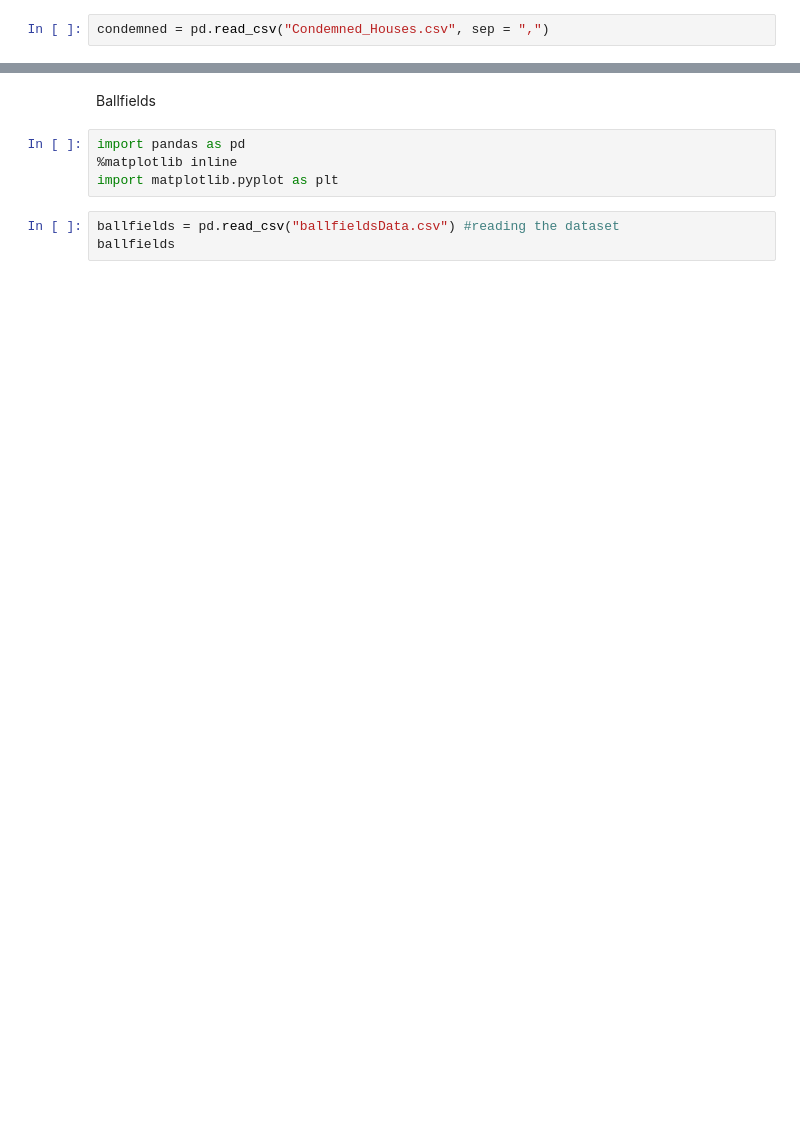
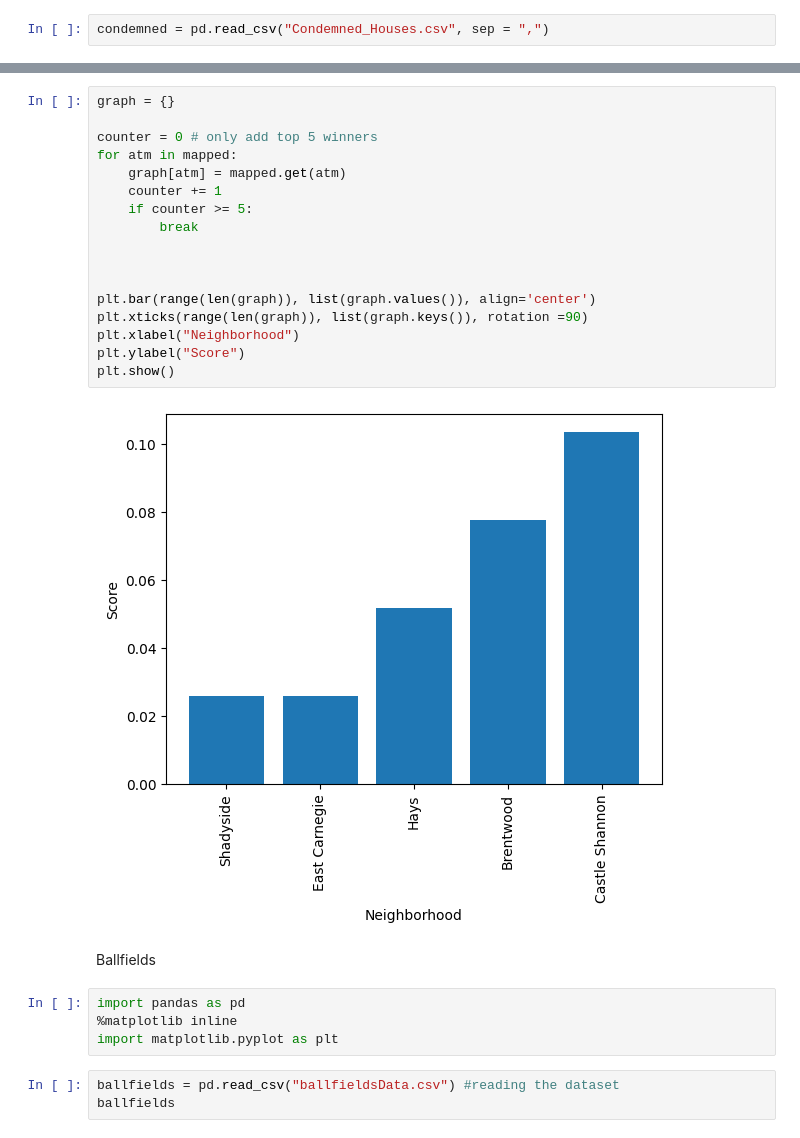
Before and after one commit to eduebaugh/PittsburghFanatics, a Jupyter notebook: Shared.ipynb, the cells around one changed output, grey strips where cells are left out. Cells and saved outputs as stored; diff of their text form; blank space fills up the shorter version.

```diff
--- a/Shared.ipynb
+++ b/Shared.ipynb
@@ -54,3 +123,22 @@ TRETOW ST, 1
+# %%
+graph = {}
+
+counter = 0 # only add top 5 winners
+for atm in mapped:
+    graph[atm] = mapped.get(atm)
+    counter += 1
+    if counter >= 5:
+        break
+
+
+
+plt.bar(range(len(graph)), list(graph.values()), align='center')
+plt.xticks(range(len(graph)), list(graph.keys()), rotation =90)
+plt.xlabel("Neighborhood")
+plt.ylabel("Score")
+plt.show()
+# %% [output]
+[figure, added]
 # %% [markdown]
 Ballfields
 # %%
```
Also changed, not shown: parts of 5 cells of this notebook.
